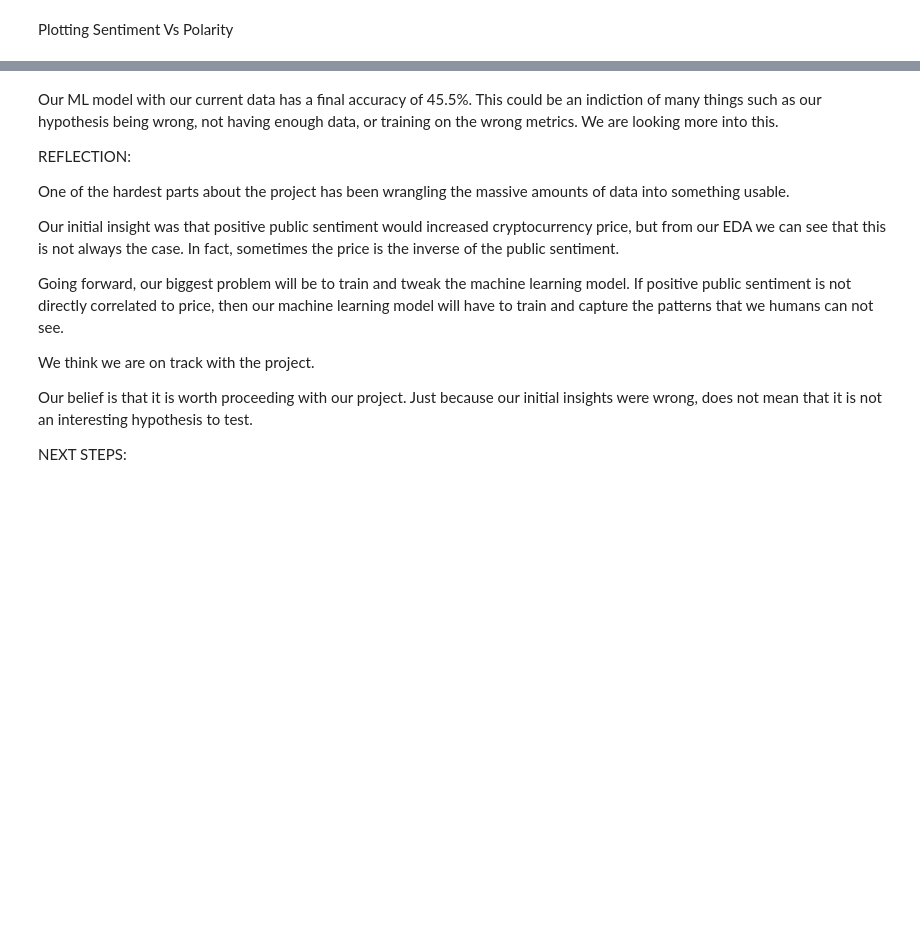
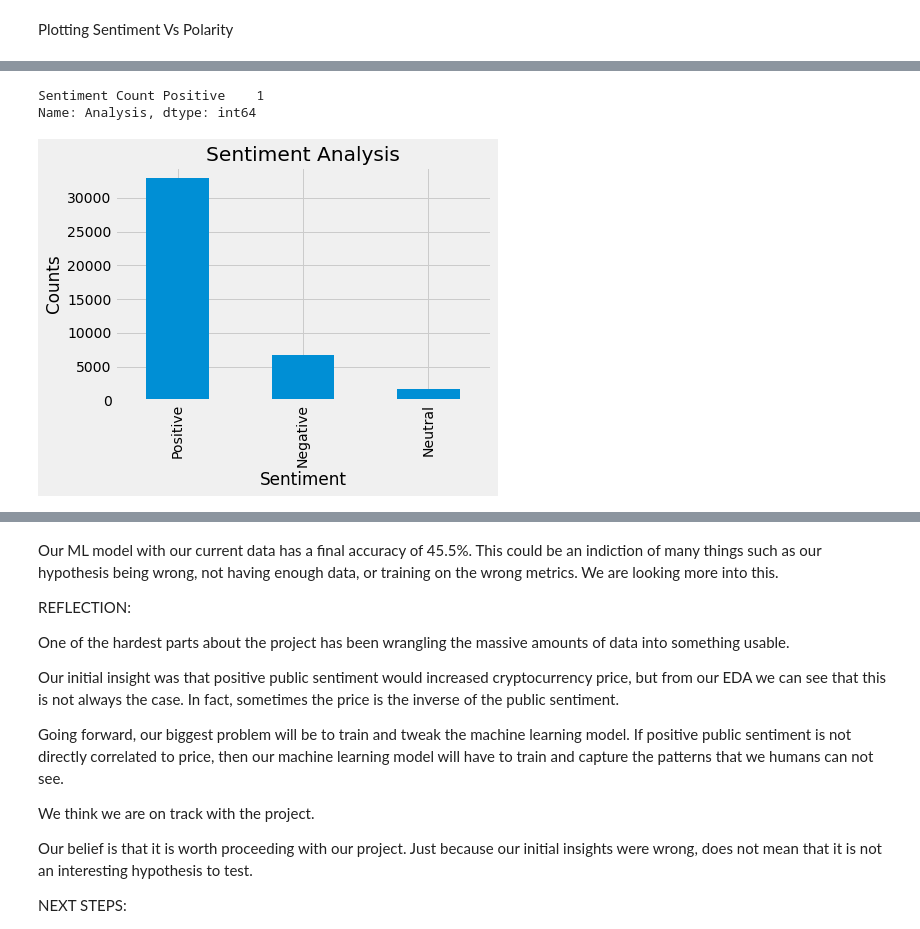
Before and after one commit to uic-cs418/cs418-spring22-sixth-sense, a Jupyter notebook: CS418_Sixth_Sense.ipynb, the cells around one changed output, grey strips where cells are left out. Drawn from its saved outputs; the diff is of its cells as text; code cells hidden in the pictures; blank space fills up the shorter version.

```diff
--- a/CS418_Sixth_Sense.ipynb
+++ b/CS418_Sixth_Sense.ipynb
@@ -635,0 +702,8 @@ bitcoin
+# %%
+## For Only 2018
+
+start_date = '01-01-2018'
+end_date = '01-01-2019'
+btc_18 = (btc['date'] > start_date) & (btc['date'] <= end_date)
+btc_2018 = btc.loc[btc_18]
+btc_2018
@@ -635,0 +724,14 @@ bitcoin
+# %%
+btc_2018['Analysis'].value_counts()
+# Count of Positive, Negative and Neutral Tweets
+print("Sentiment Count", btc_2017['Analysis'].value_counts())
+# Plot and visualize the counts
+plt.title('Sentiment Analysis')
+plt.xlabel('Sentiment')
+plt.ylabel('Counts')
+btc_2018['Analysis'].value_counts().plot(kind='bar')
+plt.show()
+# %% [output]
+Sentiment Count Positive    1
+Name: Analysis, dtype: int64
+[figure, added]
```
Also changed, not shown: parts of 24 cells of this notebook.
